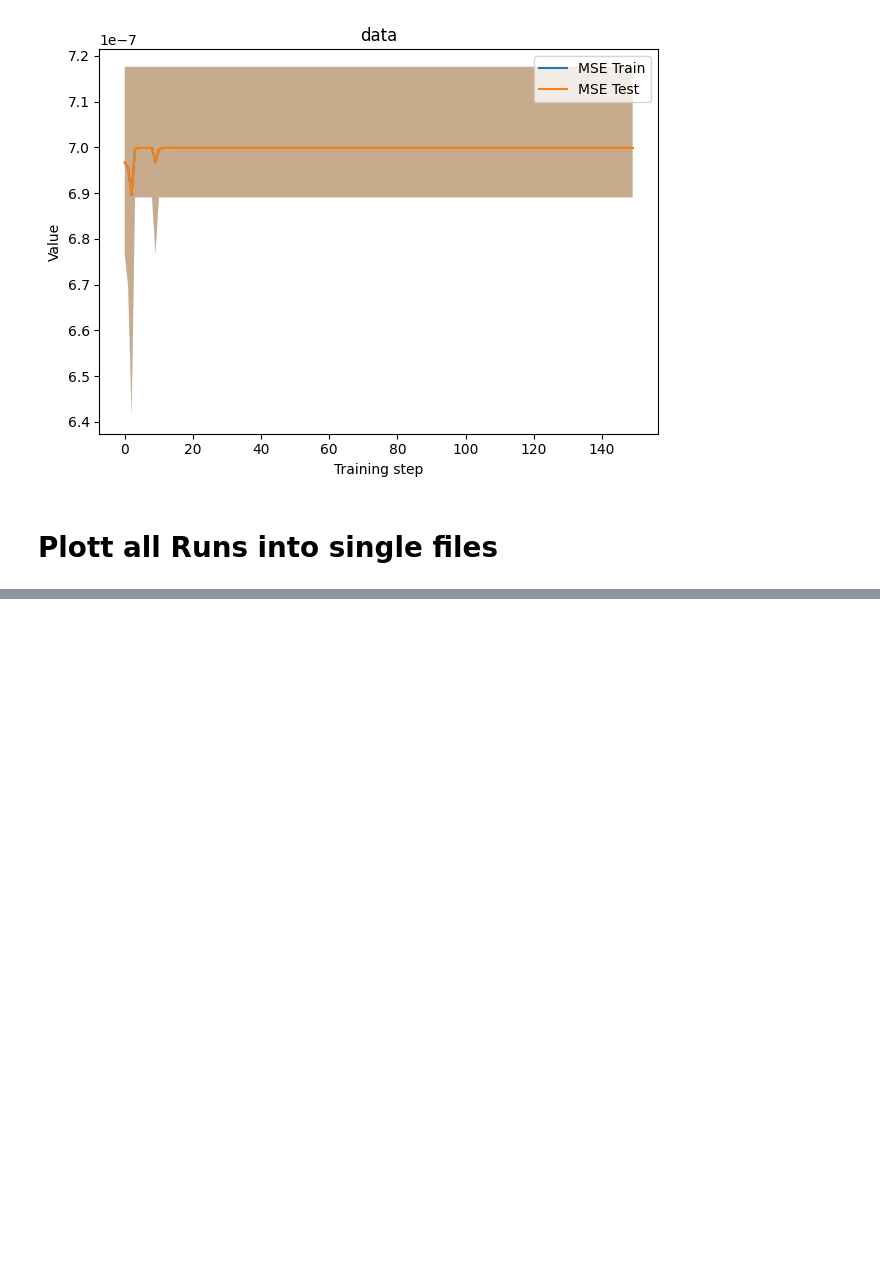
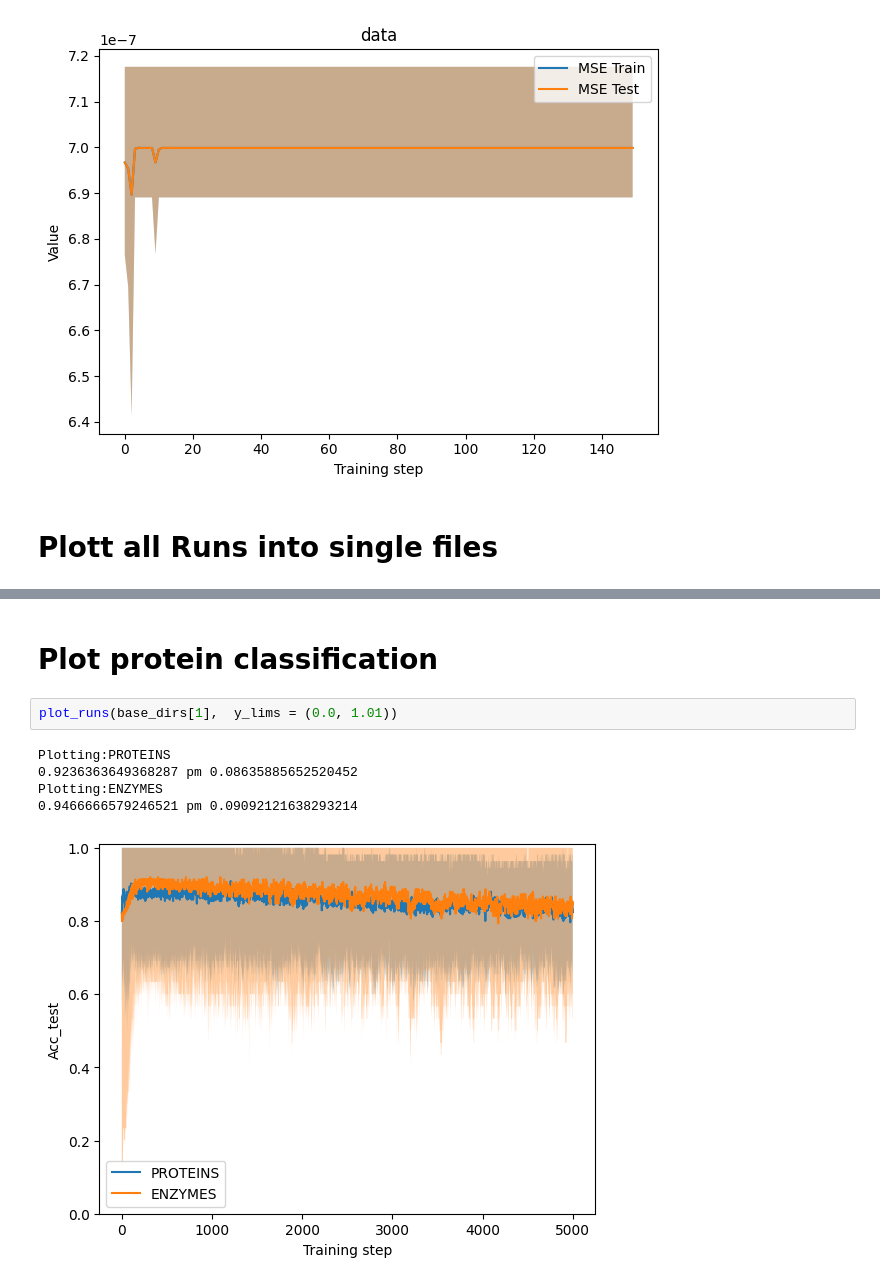
Before and after one commit to cap-jmk/carate-pwc, a Jupyter notebook: notebooks/Plotting.ipynb, the cells around one changed output, grey strips where cells are left out. Saved outputs shown, nothing was run; the diff lists cells and outputs as text; blank space fills up the shorter version.

```diff
--- a/notebooks/Plotting.ipynb
+++ b/notebooks/Plotting.ipynb
@@ -127,0 +215,10 @@ dict_keys(['Loss', 'Acc_train', 'Acc_test', 'AUC'])
+# %% [markdown]
+# Plot protein classification
+# %%
+plot_runs(base_dirs[1],  y_lims = (0.0, 1.01))
+# %% [output]
+Plotting:PROTEINS
+0.9236363649368287 pm 0.08635885652520452
+Plotting:ENZYMES
+0.9466666579246521 pm 0.09092121638293214
+[figure, added]
```
Also changed, not shown: parts of 12 cells of this notebook, 1 other file.
